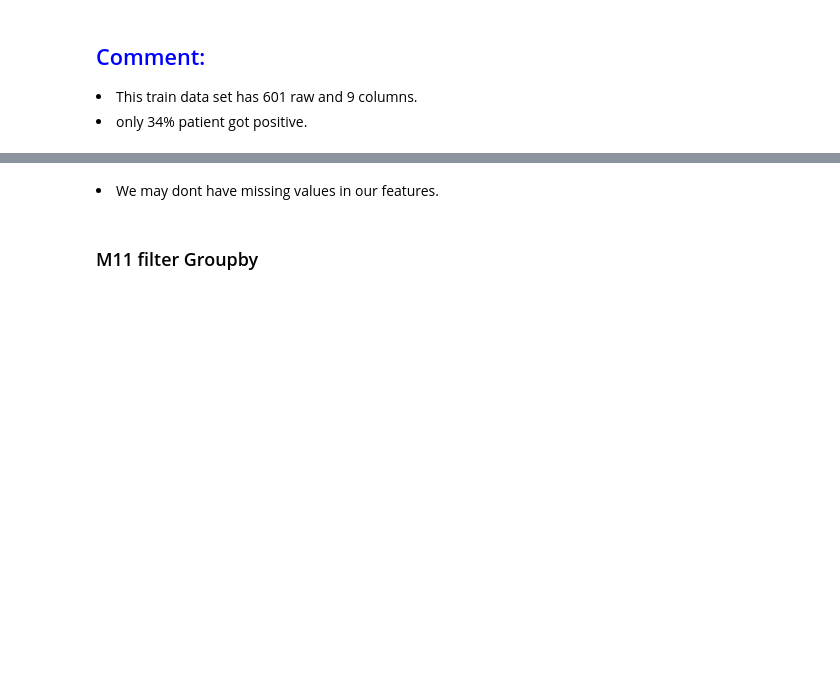
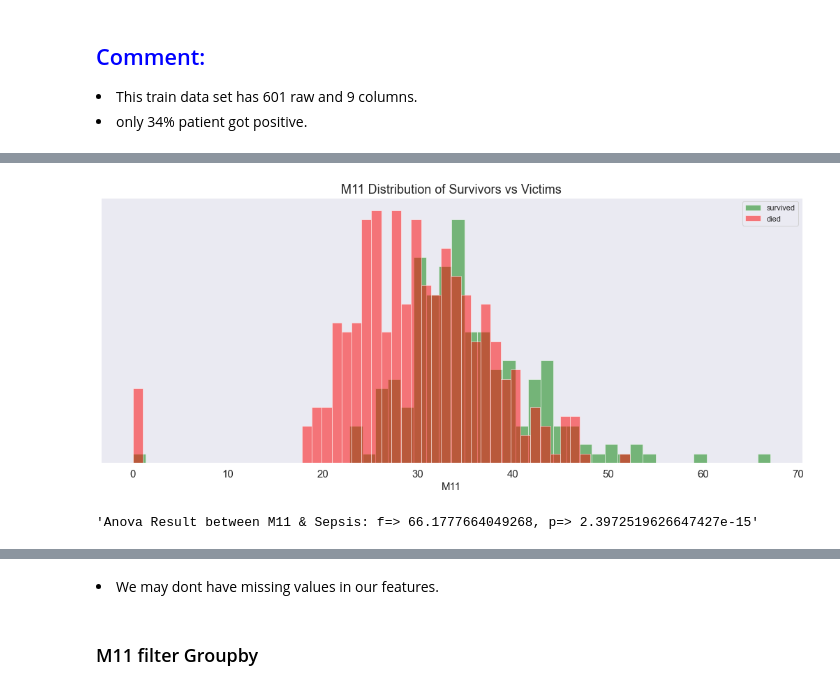
Before and after one commit to tuananh131001/Machine-Learning-Assigment1, a Jupyter notebook: Assignment_1.ipynb, the cells around one changed output, grey strips where cells are left out. Cells and saved outputs as stored; diff of their text form; code cells hidden in the pictures; blank space fills up the shorter version.

```diff
--- a/Assignment_1.ipynb
+++ b/Assignment_1.ipynb
@@ -173,0 +580,10 @@ sepsis_summary.mean().reset_index()
+# %%
+"""Plot histogram of survivor's vs victims fare."""
+numHistByCat(df_train.M11)
+# %% [output]
+[figure, added]
+# %%
+"""Let's perform ANOVA between Fare and Survived. One can omit this step. I perform just to show how anova is performed if there were more than two groups in our categorical variable."""
+calculateAnova(df_train.M11)
+# %% [output]
+'Anova Result between M11 & Sepsis: f=> 66.1777664049268, p=> 2.3972519626647427e-15'
```
Also changed, not shown: parts of 102 cells of this notebook, 3 other files.
